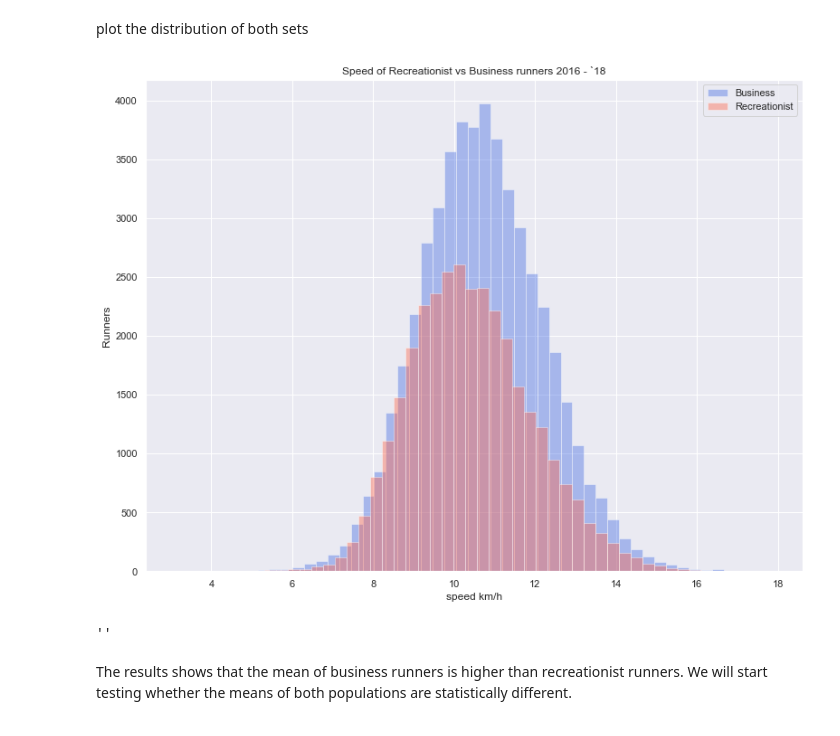
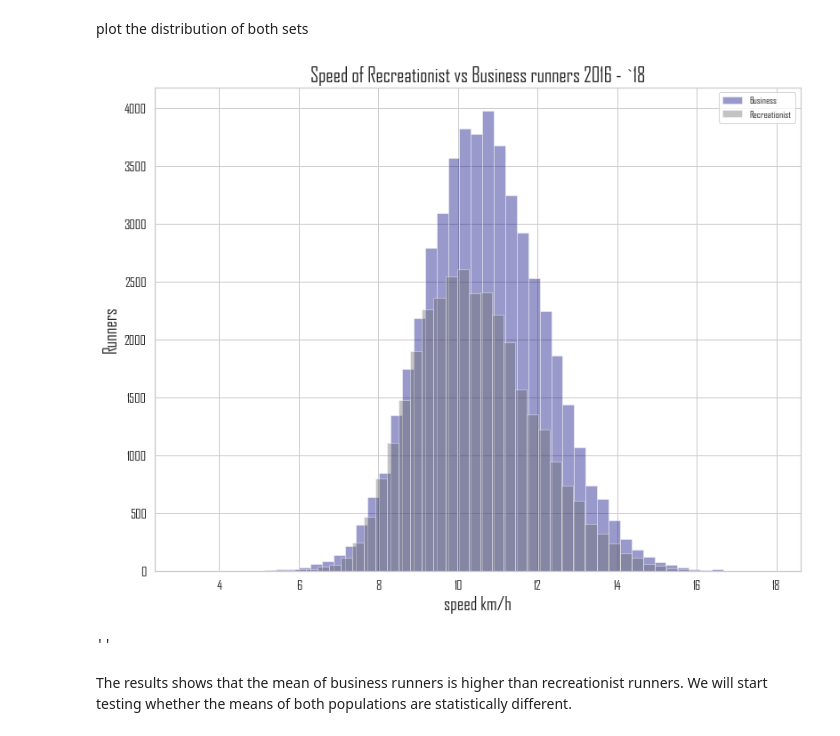
Before and after one commit to LukasTheMouse/ironhack_project4_nh_lu, a Jupyter notebook: Analysis.ipynb, the cells around one changed output. Cells and saved outputs as stored; diff of their text form; code cells hidden in the pictures.

Commit message:
Improved styling for graphs

```diff
--- a/Analysis.ipynb
+++ b/Analysis.ipynb
@@ -55,2 +56,27 @@ Second dataset contains the recreationist runners. <b>recreationalrunnersdtd_16_
 # %%
 df_recr= pd.read_sql_query('SELECT * FROM Recreational_runners', engine)
+# %%
+tmp = df_bus[['year','BIB']]
+tmp['type'] = 'Business'
+
+tmp2 = df_recr[['year','BIB']]
+tmp2['type'] = 'Recreactionist'
+
+df = pd.concat([tmp,tmp2])
+
+sns.set(rc={'figure.figsize':(14,10)})
+sns.set_style("whitegrid")
+sns.set_style({'font.family':'agency fb', 'font.serif':'agency fb'})
+sns.color_palette("Paired")
+
+sns.barplot(data=df.groupby(['year','type'])['BIB'].count().reset_index().sort_values('type',ascending=True),
+            x='year',y='BIB',hue='type',order=list(np.sort(df['year'].astype(int).unique())),palette=["navy", "silver"]
+           )
+
+plt.title('Business and recreationist runners dam tot damloop 2016 - 2018',fontsize=22,)
+plt.xlabel('Year',fontsize=20)
+plt.tick_params(labelsize = 15)
+plt.legend(fontsize=14)
+plt.ylabel('Runners',fontsize=20)
+
+plt.show()
@@ -66,17 +104,21 @@ Mean speed businsess runners : 10.69 Mean speed recreationist runners: 10.43
 plot the distribution of both sets
 # %%
 sns.set(rc={'figure.figsize':(13,10)})
-sns.color_palette("Paired")
-sns.distplot(df_bus['speed'],label='Business',kde=False,color="royalblue")
-sns.distplot(df_recr['speed'],label='Recreationist',kde=False,color="tomato")
-plt.title('Speed of Recreationist vs Business runners 2016 - `18')
-plt.xlabel('speed km/h')
+# sns.color_palette("Paired")
+sns.set_style("whitegrid")
+sns.set_style({'font.family':'agency fb', 'font.serif':'agency fb'})
+sns.distplot(df_bus['speed'],label='Business',kde=False,color="navy")
+sns.distplot(df_recr['speed'],label='Recreationist',kde=False,color="dimgrey")
+plt.title('Speed of Recreationist vs Business runners 2016 - `18',fontsize=22)
+plt.xlabel('speed km/h',fontsize=20)
+plt.tick_params(labelsize = 15)
 plt.legend()
-plt.ylabel('Runners')
+plt.rcParams["font.family"]="agency fb"
+plt.ylabel('Runners',fontsize=20)
 plt.show()
 ;
 # %% [output]
-[figure, old version]
+[figure, new version]
 ''
 # %% [markdown]
 The results shows that the mean of business runners is higher than recreationist runners. We will start testing
```
Also changed, not shown: parts of 4 cells of this notebook.
